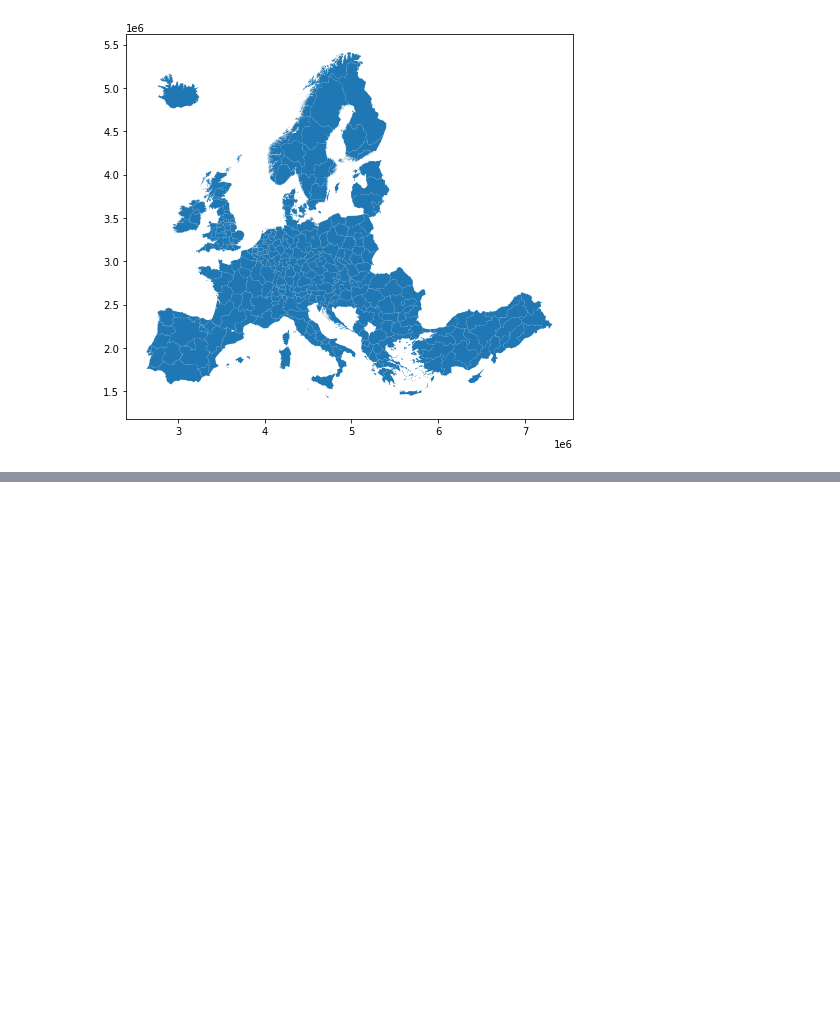
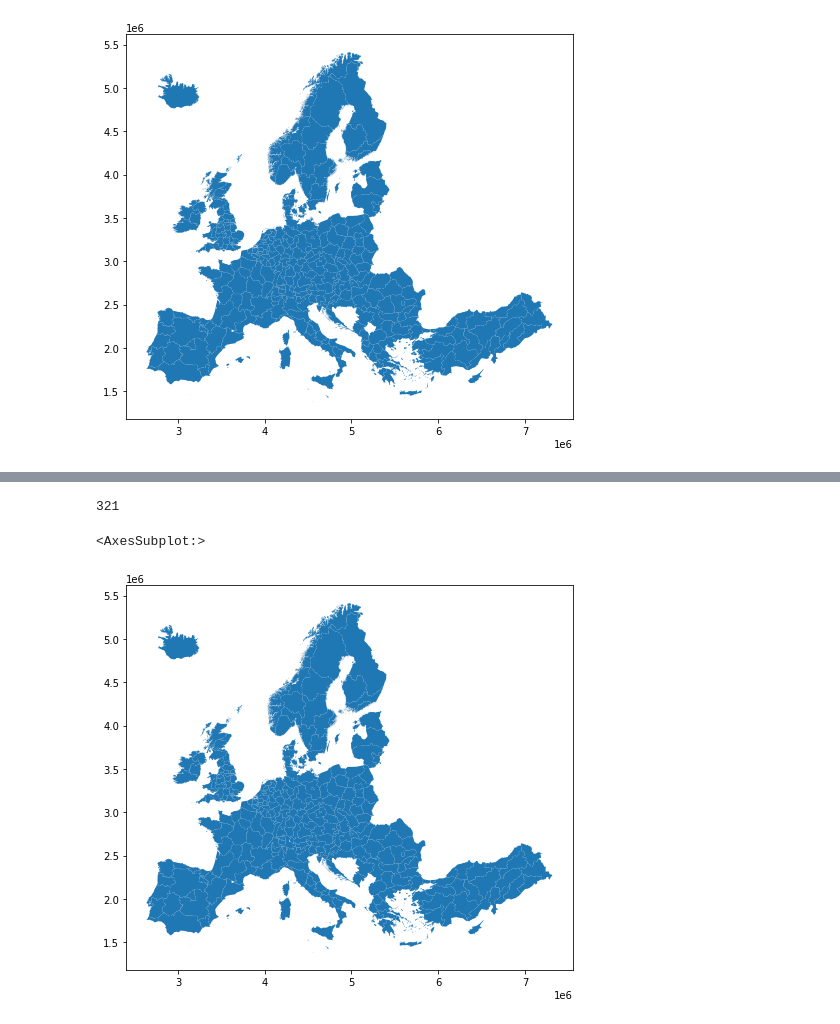
Before and after one commit to GISAdamToth/ArcGIS_Notebooks_thesis, a Jupyter notebook: eurostat/eurostat.ipynb, the cells around one changed output, grey strips where cells are left out. Saved outputs shown, nothing was run; the diff lists cells and outputs as text; code cells hidden in the pictures; blank space fills up the shorter version.

Commit message:
merge alias join done, 4 nuts2 missing, I guess Albanians but it's not confirmed

````diff
--- a/eurostat/eurostat.ipynb
+++ b/eurostat/eurostat.ipynb
@@ -42,6 +42,6 @@ Unfortunately, titles are a bit longer so they are not fully visible. Create a d
 # %%
-st_datasets1 = st_datasets.loc[:, ('title', 'code')]
-dict_from_df = st_datasets1.to_dict()
+sc_datasets1 = sc_datasets.loc[:, ('title', 'code')]
+dict_from_df = sc_datasets1.to_dict()
 dict_from_df
 # %% [output]
 {'title': {2401: 'Human resources in science and technology (HRST)',
@@ -61,7 +61,7 @@ Now you can see the science datasets titles in their full length. Let's choose t
 
 Use ```get_data_df(code)``` function to read the dataset, specified by its code, into a dataframe.
 # %%
-code = st_datasets1.loc[4145, 'code'] # toto musim este vyriesit, lebo zakazdym ma ten dataset iny index => mohlo by sa to vyriesit cez iloc?, ze daj mi index, na ktorom je dataset s title == "Human resources in ..." a potom daj mi code na tom indexe
+code = sc_datasets1.loc[4145, 'code'] # toto musim este vyriesit, lebo zakazdym ma ten dataset iny index => mohlo by sa to vyriesit cez iloc?, ze daj mi index, na ktorom je dataset s title == "Human resources in ..." a potom daj mi code na tom indexe
 data = eurostat.get_data_df(code)
 data
 # %% [output]
@@ -279,0 +284,3 @@ nuts2_gdf.plot(figsize=(8, 8))
+# %%
+data.rename(columns = {'geo\TIME_PERIOD':'NUTS_ID'}, inplace = True)
+data
@@ -279,0 +301,3 @@ nuts2_gdf.plot(figsize=(8, 8))
+# %%
+nuts2_gdf = nuts2_gdf.merge(data, on='NUTS_ID')
+nuts2_gdf
@@ -279,0 +318,7 @@ nuts2_gdf.plot(figsize=(8, 8))
+# %%
+print(len(nuts2_gdf))
+nuts2_gdf.plot(figsize=(8, 8))
+# %% [output]
+321
+<AxesSubplot:>
+[figure, added]
````
Also changed, not shown: parts of 5 cells of this notebook.
